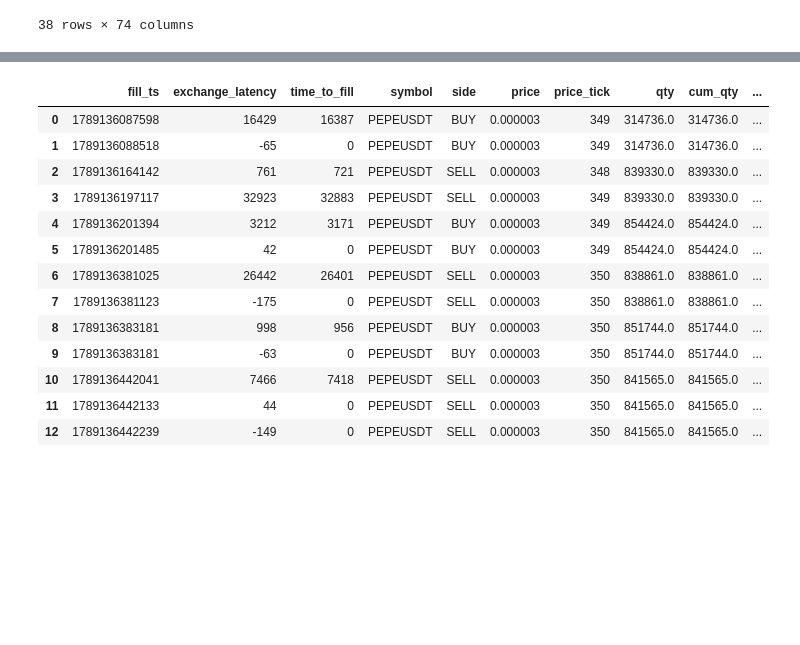
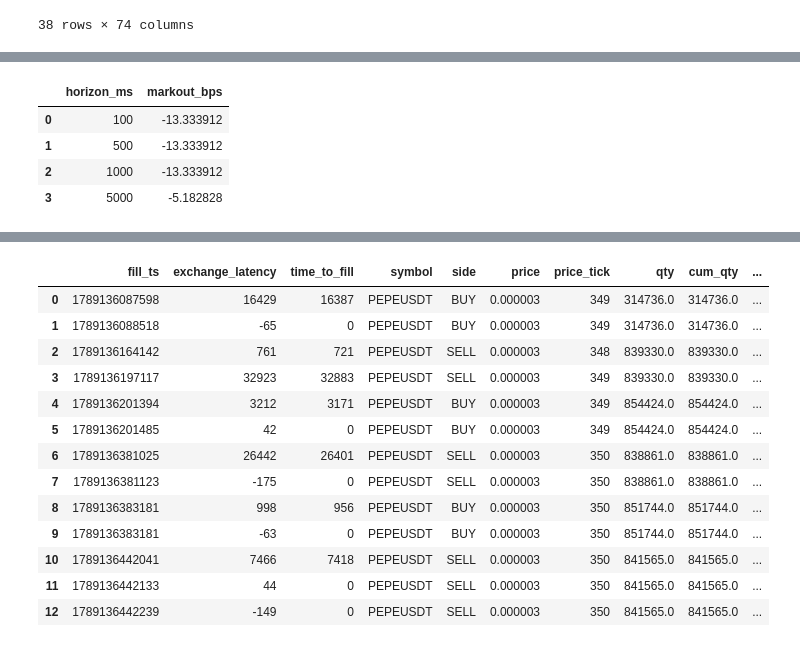
Before and after one commit to Briansim74/Market-Making-Trading-System, a Jupyter notebook: mm_research_toxicity.ipynb, the cells around one changed output, grey strips where cells are left out. Saved outputs shown, nothing was run; the diff lists cells and outputs as text; code cells hidden in the pictures; blank space fills up the shorter version.

```diff
--- a/mm_research_toxicity.ipynb
+++ b/mm_research_toxicity.ipynb
@@ -31,0 +74,16 @@ fills
+# %%
+markout_df = pd.DataFrame({
+    "horizon_ms": horizons,
+    "markout_bps": [
+        fills[f"markout_{h}ms_bps"].mean()
+        for h in horizons
+    ]
+})
+
+markout_df
+# %% [output]
+|  | horizon_ms | markout_bps |
+| 0 | 100 | -13.333912 |
+| 1 | 500 | -13.333912 |
+| 2 | 1000 | -13.333912 |
+| 3 | 5000 | -5.182828 |
```
Also changed, not shown: parts of 3 cells of this notebook, 50 other files.
